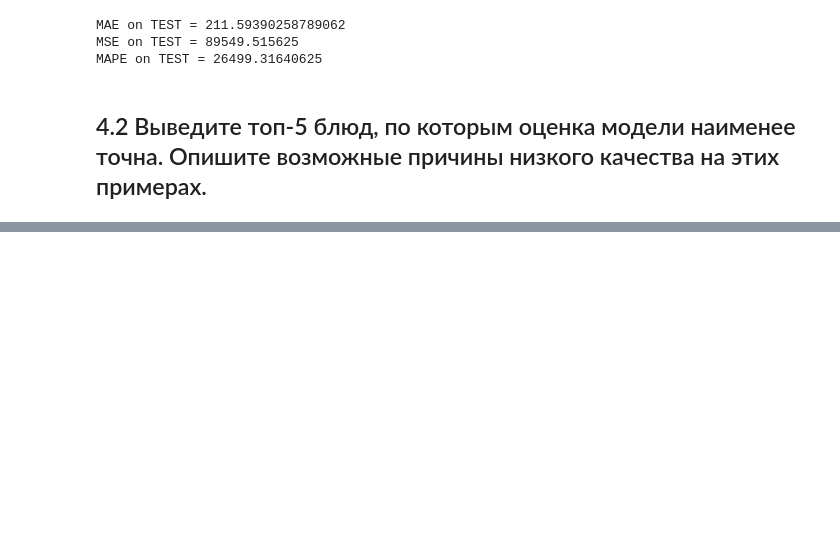
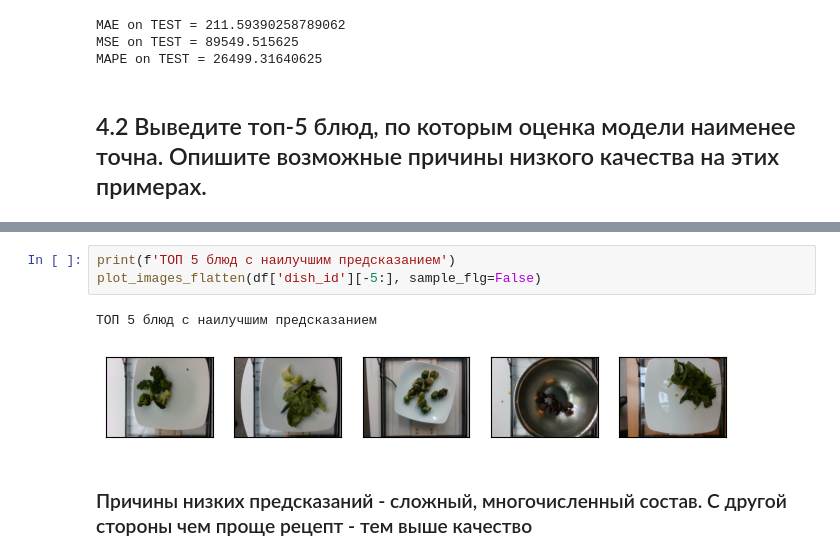
Before and after one commit to russele7/practicum_dle_sprint_4, a Jupyter notebook: solution.ipynb, the cells around one changed output, grey strips where cells are left out. Drawn from its saved outputs; the diff is of its cells as text; blank space fills up the shorter version.

```diff
--- a/solution.ipynb
+++ b/solution.ipynb
@@ -351,0 +301,8 @@ df
+# %%
+print(f'ТОП 5 блюд с наилучшим предсказанием')
+plot_images_flatten(df['dish_id'][-5:], sample_flg=False)
+# %% [output]
+ТОП 5 блюд с наилучшим предсказанием
+[figure, added]
+# %% [markdown]
+### Причины низких предсказаний - сложный, многочисленный состав. С другой стороны чем проще рецепт - тем выше качество
```
Also changed, not shown: parts of 17 cells of this notebook, 2 other files.
